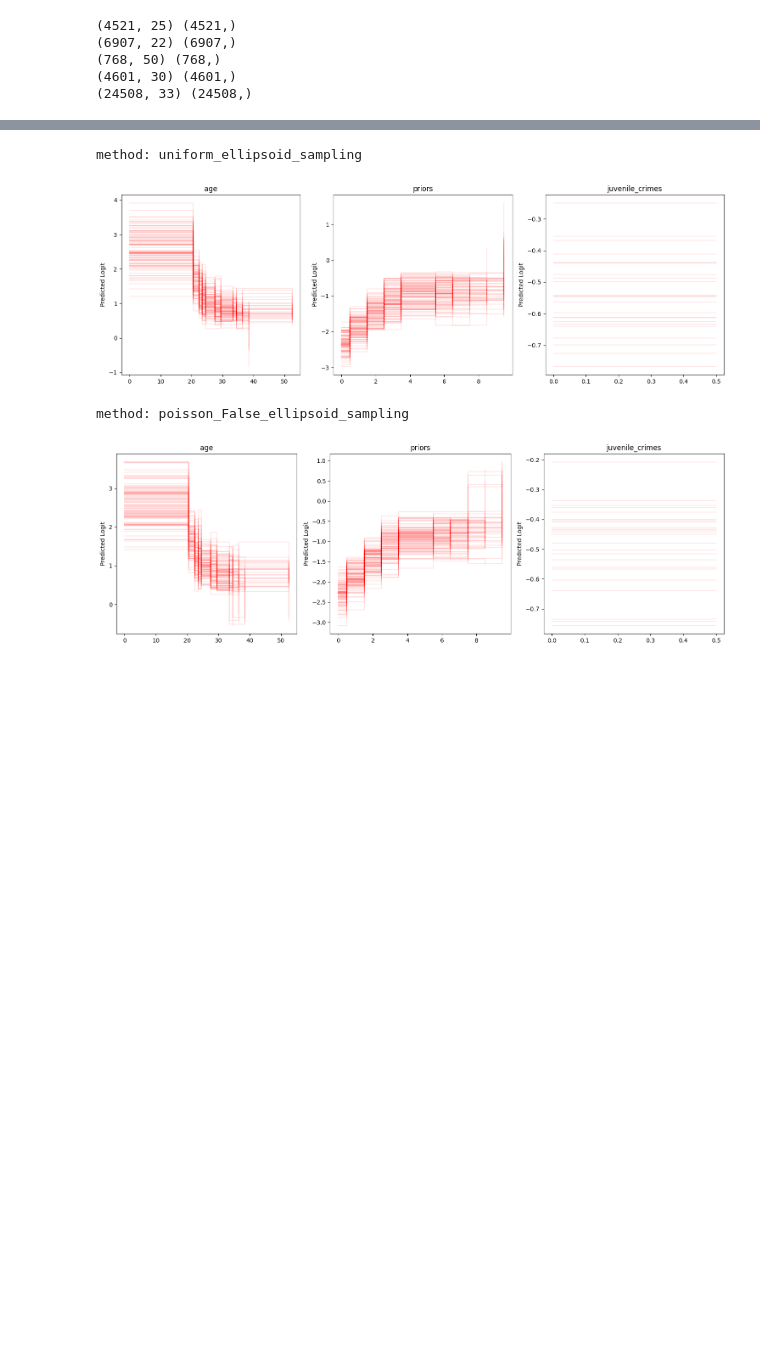
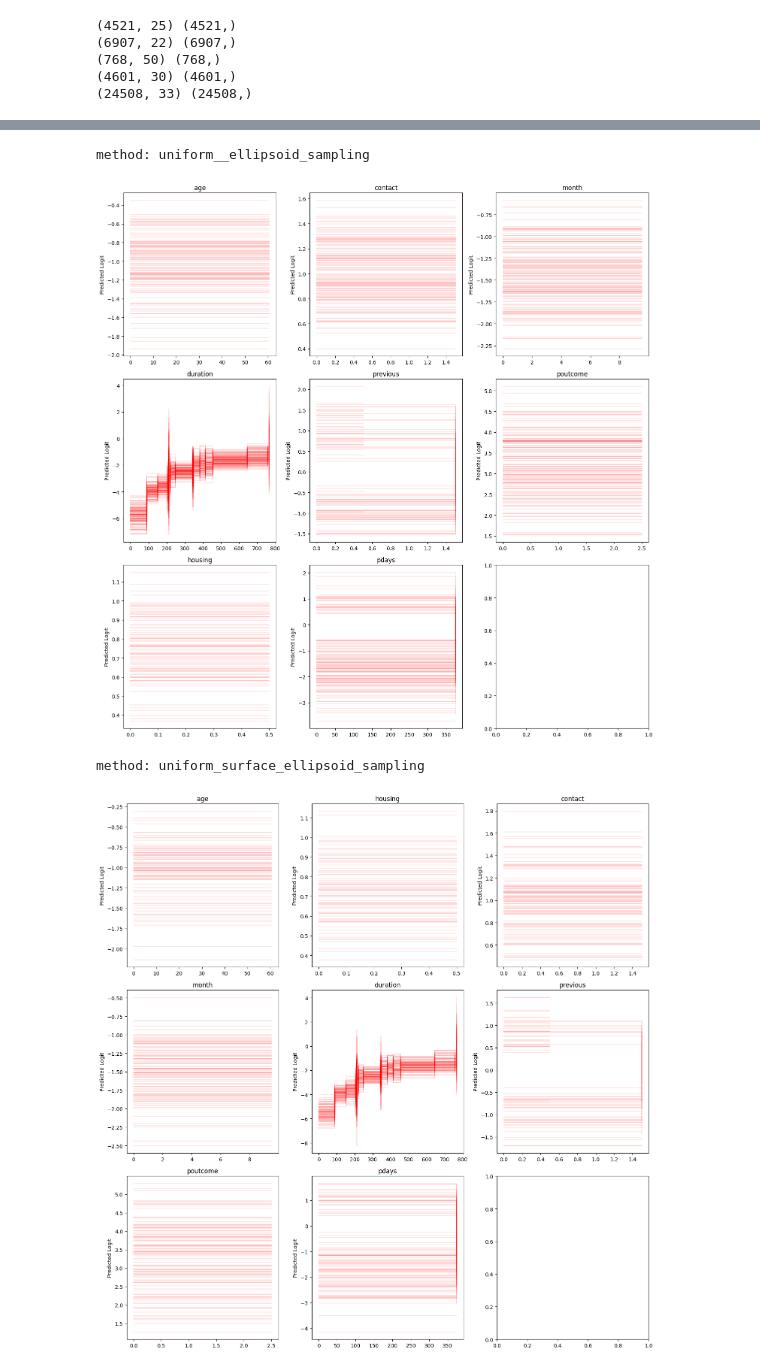
Before and after one commit to chrisli36/gam-rashoman-set, a Jupyter notebook: method_scripts/method_evaluation.ipynb, the cells around one changed output, grey strips where cells are left out. Drawn from its saved outputs; the diff is of its cells as text; code cells hidden in the pictures; blank space fills up the shorter version.

Commit message:
fixed bugs and added new hybrid method

```diff
--- a/method_scripts/method_evaluation.ipynb
+++ b/method_scripts/method_evaluation.ipynb
@@ -15,7 +17,7 @@ from time import time
 for dname, settings in dataset_settings:
     path = f"../datasets/{dname}.csv"
     n_estimators = settings["num_estimators"]
-    X_new, y, header_new, sample_p = get_binned_dataset(path, n_estimators)
+    X_new, y, header_new, sample_p = BaseGAMRSetMethod.get_binned_dataset(path, n_estimators)
     print(X_new.shape, y.shape)
 # %% [output]
 (4521, 25) (4521,)
@@ -40,22 +115,2 @@ dataset_names = ["bank", "compas", "diabetes", "spambase", "mimic2"]
 # %%
-all_datasets_results = {}
-
-for dname in dataset_names:
-    all_columns = set()
-    method_dfs = {}
-    for method in methods:
-        with open(f"../analysis/results/methods/{method}.pkl", "rb") as f:
-            results = pickle.load(f)
-        df = pd.DataFrame(results)
-        df = df[df["dataset"] == dname]
-        method_dfs[method] = df
-        all_columns.update(df.columns)
-    all_columns = list(all_columns)
-
-    dfs = []
-    for method, df in method_dfs.items():
-        df = df.reindex(columns=all_columns)
-        df["method"] = method
-        dfs.append(df)
-    combined_df = pd.concat(dfs, ignore_index=True)
-    all_datasets_results[dname] = combined_df
+all_datasets_results = get_all_datasets_results(methods, dataset_names)
@@ -103,12 +116,0 @@ for dname, df in all_datasets_results.items():
-# %%
-for dname, settings in dataset_settings[:1]:
-    l0 = settings["l0"]
-    l2 = settings["l2"]
-    m = settings["m"]
-    ne = settings["num_estimators"]
-    binned = True
-
-    filepath = f"../models/{dname}_{l0}_{l2}_{m}_{binned}.p"
-    with open(filepath, "rb") as f:
-        sparse_gam = pickle.load(f)
-    print(dname, sparse_gam['rset_bound'])
@@ -212,7 +225,7 @@ for dname in dataset_names:
 # %%
-show_gam(all_datasets_results, 'compas')
+show_gam(all_datasets_results, 'bank')
 # %% [output]
-method: uniform_ellipsoid_sampling
+method: uniform__ellipsoid_sampling
-[figure, old version]
+[figure, new version]
-method: poisson_False_ellipsoid_sampling
+method: uniform_surface_ellipsoid_sampling
-[figure, old version]
+[figure, new version]
```
Also changed, not shown: parts of 15 cells of this notebook, 25 other files.
